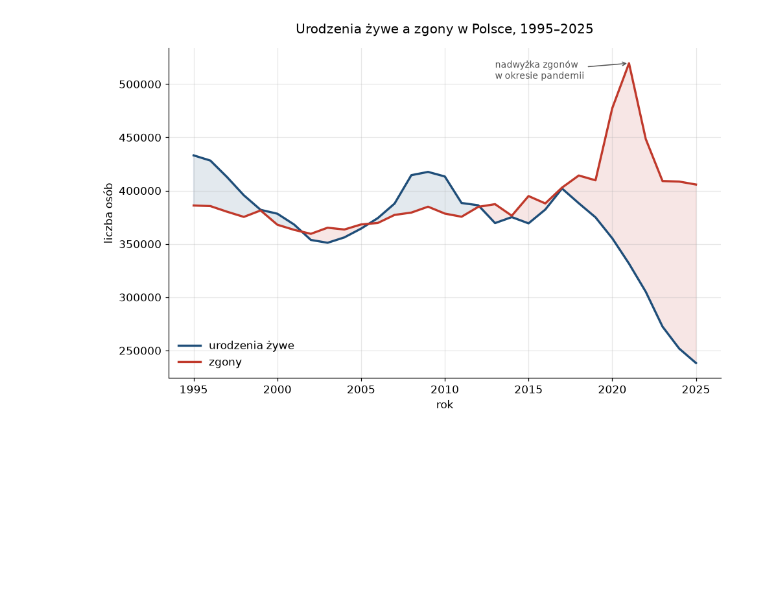
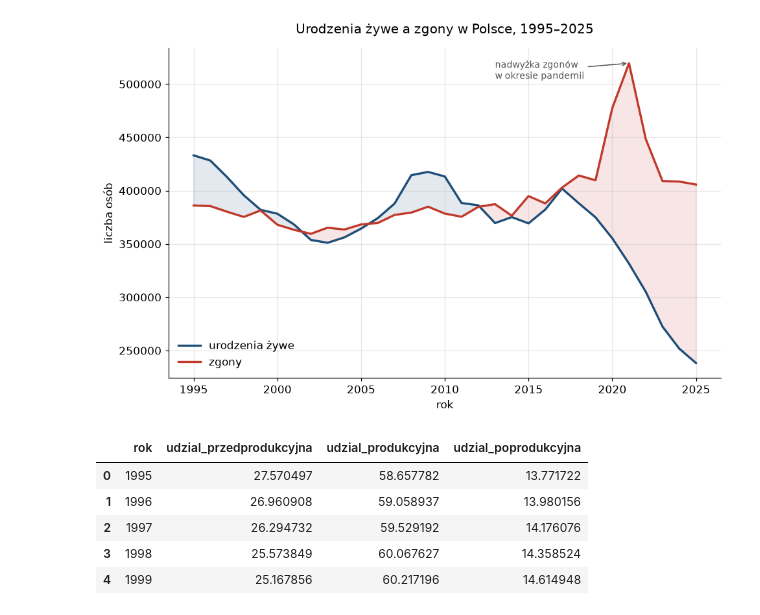
Before and after one commit to kamil-gorka/dzietnosc-polska, a Jupyter notebook: notebooks/01_eksploracja.ipynb, the cells around one changed output. Saved outputs shown, nothing was run; the diff lists cells and outputs as text; code cells hidden in the pictures; blank space fills up the shorter version.

```diff
--- a/notebooks/01_eksploracja.ipynb
+++ b/notebooks/01_eksploracja.ipynb
@@ -97,3 +97,21 @@ fig.savefig(ROOT / "figures" / "02_urodzenia_zgony.png",
 plt.show()
 # %% [output]
 [figure]
+# %%
+df["ludnosc_ogolem"] = (df["ludnosc_przedprodukcyjna"]
+                        + df["ludnosc_produkcyjna"]
+                        + df["ludnosc_poprodukcyjna"])
+
+for grupa in ["przedprodukcyjna", "produkcyjna", "poprodukcyjna"]:
+    df[f"udzial_{grupa}"] = (df[f"ludnosc_{grupa}"]
+                             / df["ludnosc_ogolem"] * 100)
+
+df[["rok", "udzial_przedprodukcyjna",
+    "udzial_produkcyjna", "udzial_poprodukcyjna"]].head()
+# %% [output]
+|  | rok | udzial_przedprodukcyjna | udzial_produkcyjna | udzial_poprodukcyjna |
+| 0 | 1995 | 27.570497 | 58.657782 | 13.771722 |
+| 1 | 1996 | 26.960908 | 59.058937 | 13.980156 |
+| 2 | 1997 | 26.294732 | 59.529192 | 14.176076 |
+| 3 | 1998 | 25.573849 | 60.067627 | 14.358524 |
+| 4 | 1999 | 25.167856 | 60.217196 | 14.614948 |
```
Also changed, not shown: parts of 1 cell of this notebook, 1 other file.
